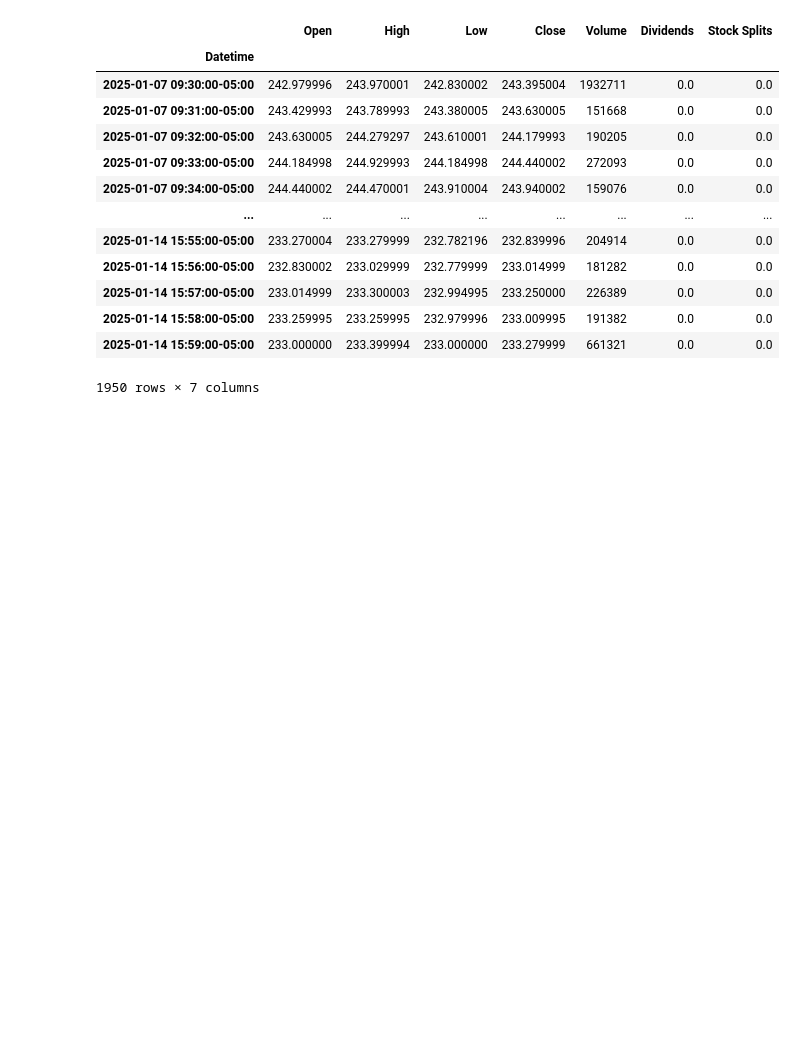
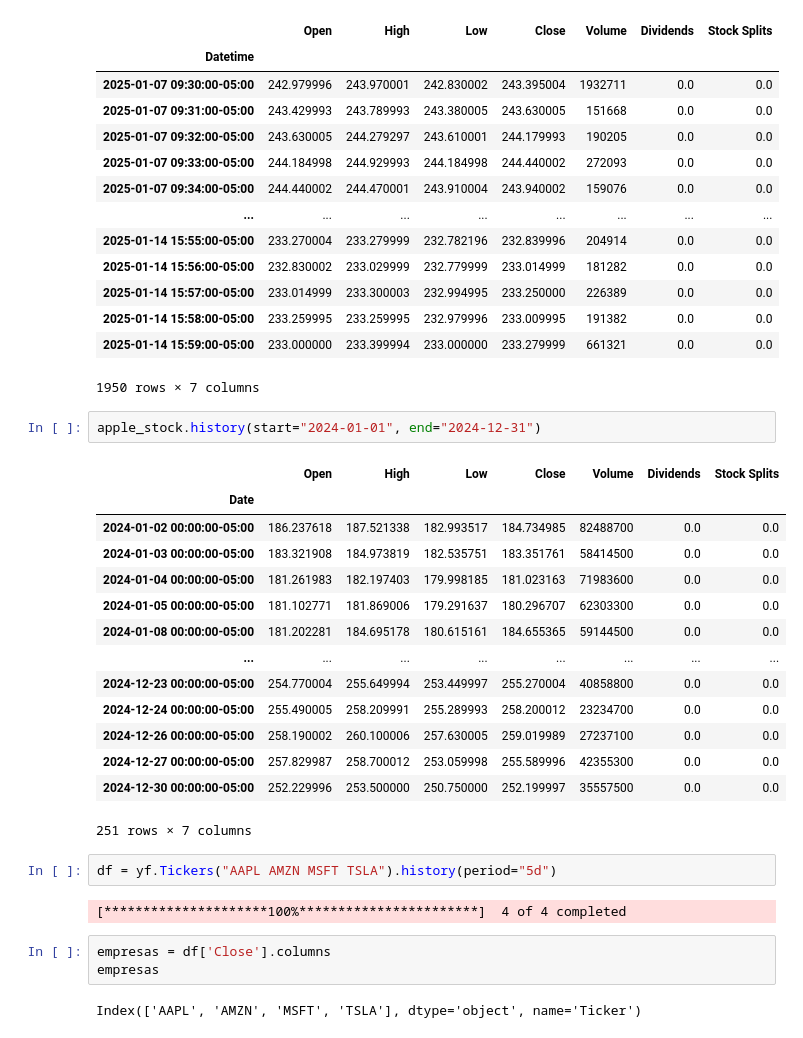
Before and after one commit to juaniponce01/finance-gt, a Jupyter notebook: stock_predictor/notebooks/yahoo_prices_analysis.ipynb, the cells around one changed output. Cells and saved outputs as stored; diff of their text form; blank space fills up the shorter version.

Commit message:
df tickers

```diff
--- a/stock_predictor/notebooks/yahoo_prices_analysis.ipynb
+++ b/stock_predictor/notebooks/yahoo_prices_analysis.ipynb
@@ -85,3 +85,29 @@ apple_stock.history(period="5d", interval="1m")
 | 2025-01-14 15:58:00-05:00 | 233.259995 | 233.259995 | 232.979996 | 233.009995 | 191382 | 0.0 | 0.0 |
 | 2025-01-14 15:59:00-05:00 | 233.000000 | 233.399994 | 233.000000 | 233.279999 | 661321 | 0.0 | 0.0 |
 1950 rows × 7 columns
+# %%
+apple_stock.history(start="2024-01-01", end="2024-12-31")
+# %% [output]
+|  | Open | High | Low | Close | Volume | Dividends | Stock Splits |
+| Date |  |  |  |  |  |  |  |
+| 2024-01-02 00:00:00-05:00 | 186.237618 | 187.521338 | 182.993517 | 184.734985 | 82488700 | 0.0 | 0.0 |
+| 2024-01-03 00:00:00-05:00 | 183.321908 | 184.973819 | 182.535751 | 183.351761 | 58414500 | 0.0 | 0.0 |
+| 2024-01-04 00:00:00-05:00 | 181.261983 | 182.197403 | 179.998185 | 181.023163 | 71983600 | 0.0 | 0.0 |
+| 2024-01-05 00:00:00-05:00 | 181.102771 | 181.869006 | 179.291637 | 180.296707 | 62303300 | 0.0 | 0.0 |
+| 2024-01-08 00:00:00-05:00 | 181.202281 | 184.695178 | 180.615161 | 184.655365 | 59144500 | 0.0 | 0.0 |
+| ... | ... | ... | ... | ... | ... | ... | ... |
+| 2024-12-23 00:00:00-05:00 | 254.770004 | 255.649994 | 253.449997 | 255.270004 | 40858800 | 0.0 | 0.0 |
+| 2024-12-24 00:00:00-05:00 | 255.490005 | 258.209991 | 255.289993 | 258.200012 | 23234700 | 0.0 | 0.0 |
+| 2024-12-26 00:00:00-05:00 | 258.190002 | 260.100006 | 257.630005 | 259.019989 | 27237100 | 0.0 | 0.0 |
+| 2024-12-27 00:00:00-05:00 | 257.829987 | 258.700012 | 253.059998 | 255.589996 | 42355300 | 0.0 | 0.0 |
+| 2024-12-30 00:00:00-05:00 | 252.229996 | 253.500000 | 250.750000 | 252.199997 | 35557500 | 0.0 | 0.0 |
+251 rows × 7 columns
+# %%
+df = yf.Tickers("AAPL AMZN MSFT TSLA").history(period="5d")
+# %% [output]
+[*********************100%***********************]  4 of 4 completed
+# %%
+empresas = df['Close'].columns
+empresas
+# %% [output]
+Index(['AAPL', 'AMZN', 'MSFT', 'TSLA'], dtype='object', name='Ticker')
```
Also changed, not shown: parts of 4 cells of this notebook.
